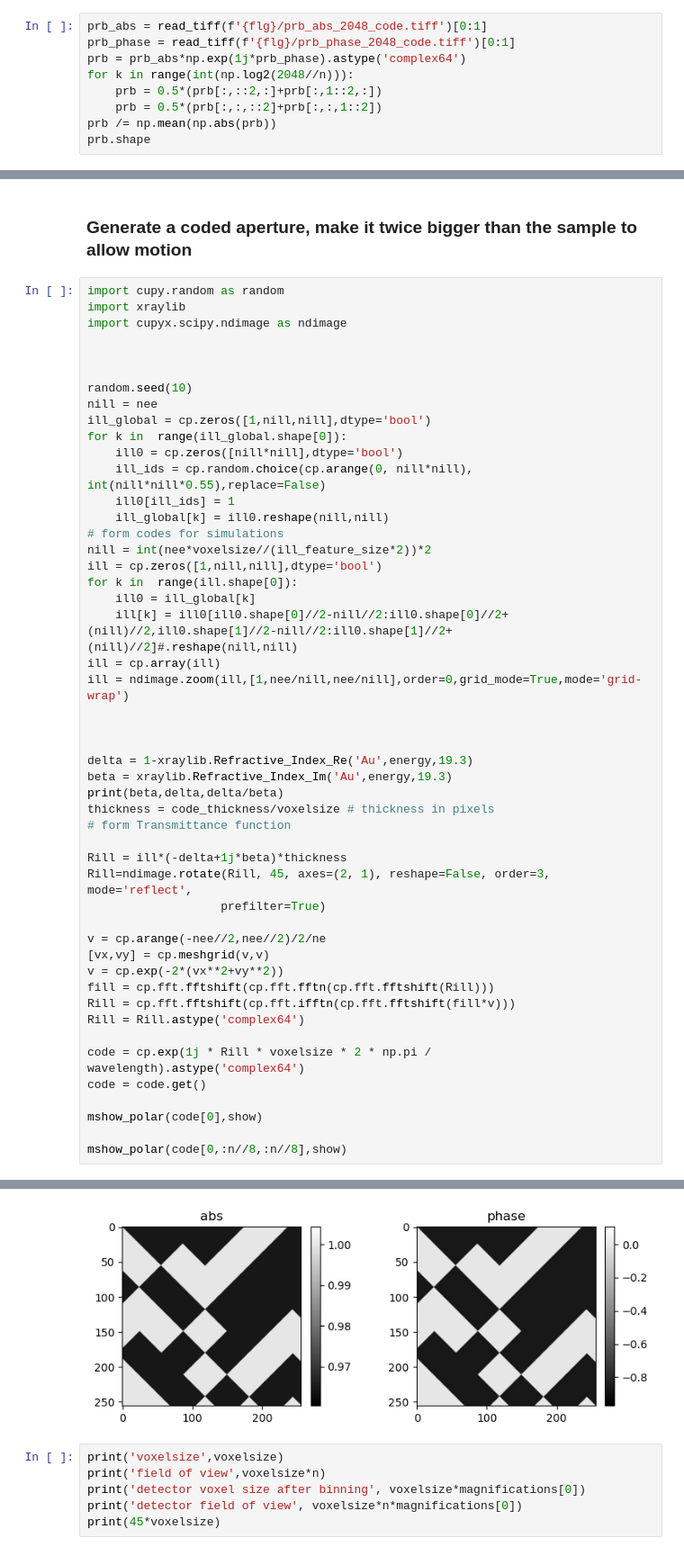
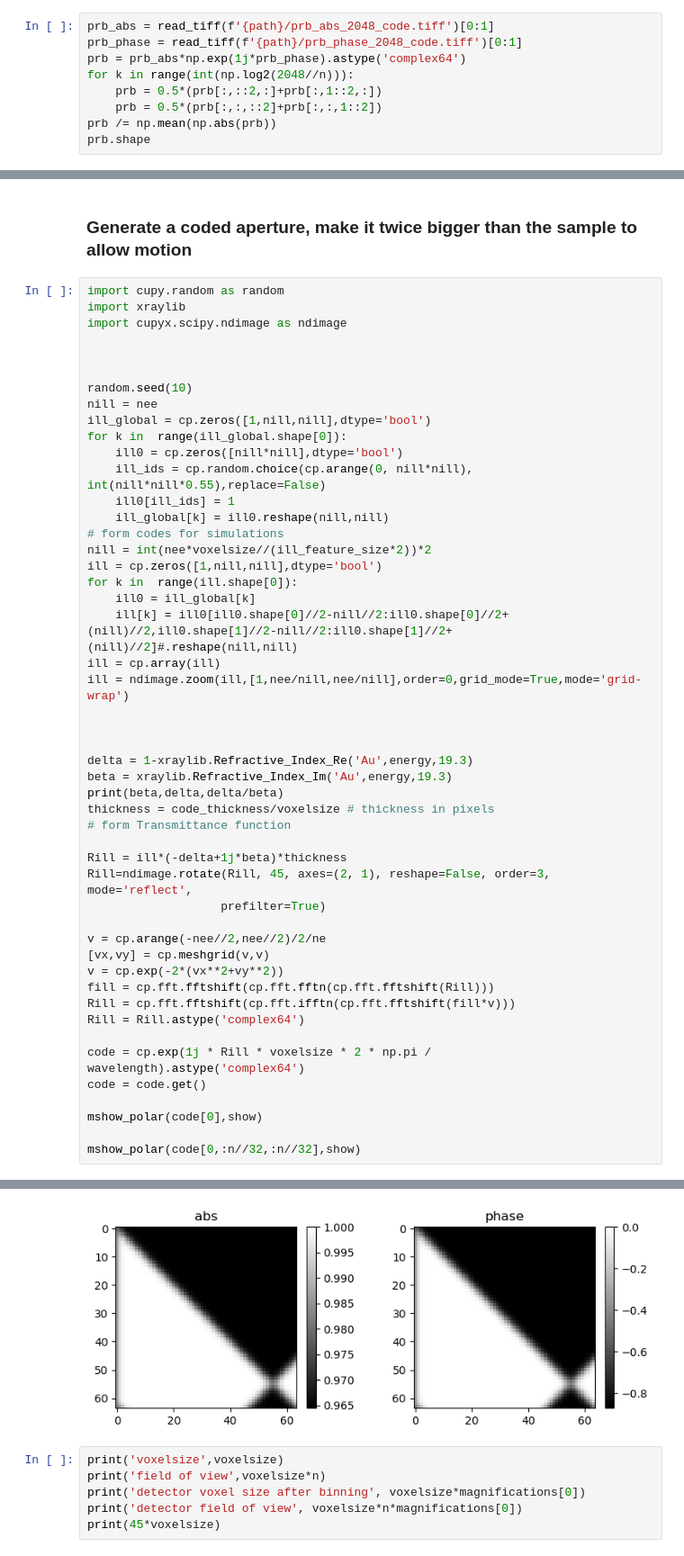
Before and after one commit to nikitinvv/holotomocupy, a Jupyter notebook: coded_apertures/pipeline_ESRF/modeling_nfp.ipynb, the cells around one changed output, grey strips where cells are left out. Shown at 90% size. Saved outputs shown, nothing was run; the diff lists cells and outputs as text.

```diff
--- a/coded_apertures/pipeline_ESRF/modeling_nfp.ipynb
+++ b/coded_apertures/pipeline_ESRF/modeling_nfp.ipynb
@@ -112,8 +112,8 @@ print(voxelsize)
 # %% [markdown]
 ## Load probe, note run make_probe first
 # %%
-prb_abs = read_tiff(f'{flg}/prb_abs_2048_code.tiff')[0:1]
-prb_phase = read_tiff(f'{flg}/prb_phase_2048_code.tiff')[0:1]
+prb_abs = read_tiff(f'{path}/prb_abs_2048_code.tiff')[0:1]
+prb_phase = read_tiff(f'{path}/prb_phase_2048_code.tiff')[0:1]
 prb = prb_abs*np.exp(1j*prb_phase).astype('complex64')
 for k in range(int(np.log2(2048//n))):
     prb = 0.5*(prb[:,::2,:]+prb[:,1::2,:])
@@ -172,6 +172,6 @@ code = code.get()
 
 mshow_polar(code[0],show)
 
-mshow_polar(code[0,:n//8,:n//8],show)
+mshow_polar(code[0,:n//32,:n//32],show)
 # %% [output]
 1.1906916589949026e-07 2.863698115973534e-06 24.050711150449015
@@ -179,4 +179,4 @@ mshow_polar(code[0,:n//8,:n//8],show)
-[figure, old version]
+[figure, new version]
 # %%
 print('voxelsize',voxelsize)
 print('field of view',voxelsize*n)
```
Also changed, not shown: parts of 2 cells of this notebook, 2 other files.
